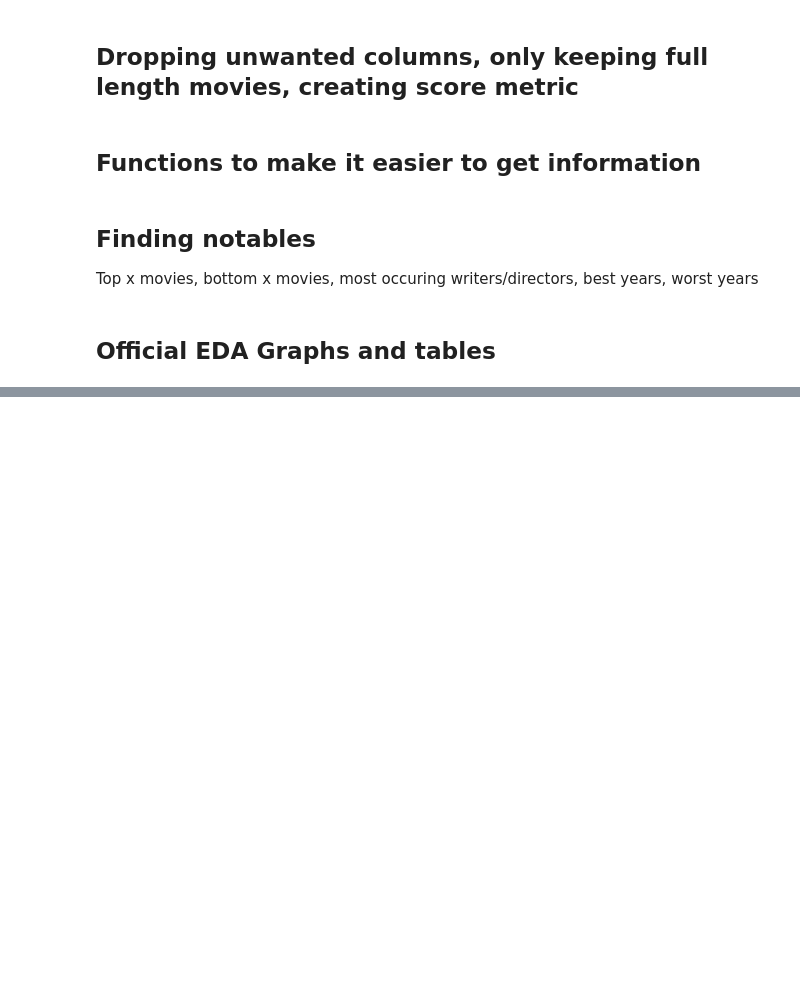
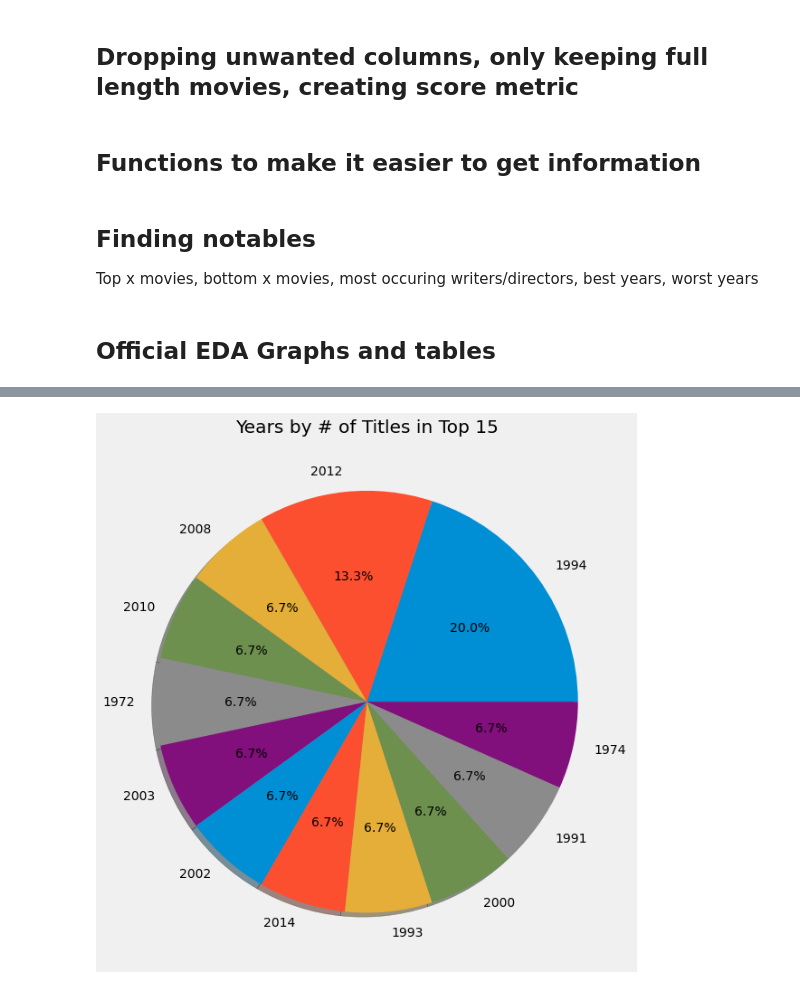
Before and after one commit to hurshkarkhanis/movie_ratings, a Jupyter notebook: src/exploratory_data_analysis.ipynb, the cells around one changed output, grey strips where cells are left out. Cells and saved outputs as stored; diff of their text form; code cells hidden in the pictures; blank space fills up the shorter version.

```diff
--- a/src/exploratory_data_analysis.ipynb
+++ b/src/exploratory_data_analysis.ipynb
@@ -106,5 +108,5 @@ bot_writers = frequency_dict(bot_20['writers'])
 # %%
-best_years = frequency_dict(top_20['startYear'])
-worst_years = frequency_dict(bot_20['startYear'])
+best_years = frequency_dict(top['startYear'])
+worst_years = frequency_dict(bot['startYear'])
 # %% [markdown]
 ## Official EDA Graphs and tables
@@ -129 +163,5 @@ len(x)
+# %%
+homemade_pie_with_name(best_years, 'Years by # of Titles in Top {}'.format(GLOBAL_TOP), '#DB3EB1');
+# %% [output]
+[figure, added]
 # %%
```
Also changed, not shown: parts of 19 cells of this notebook.
